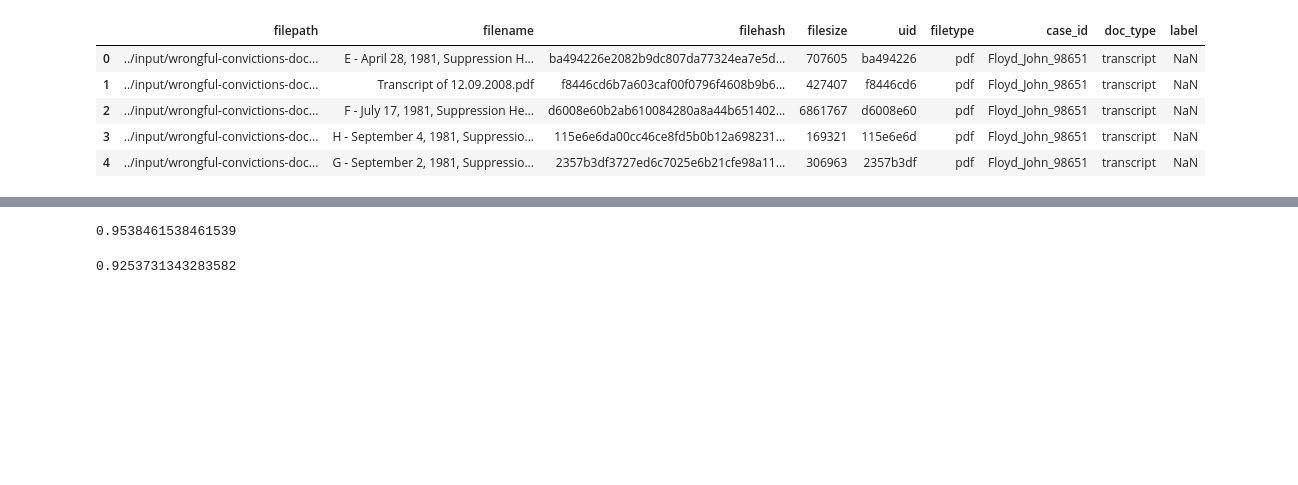
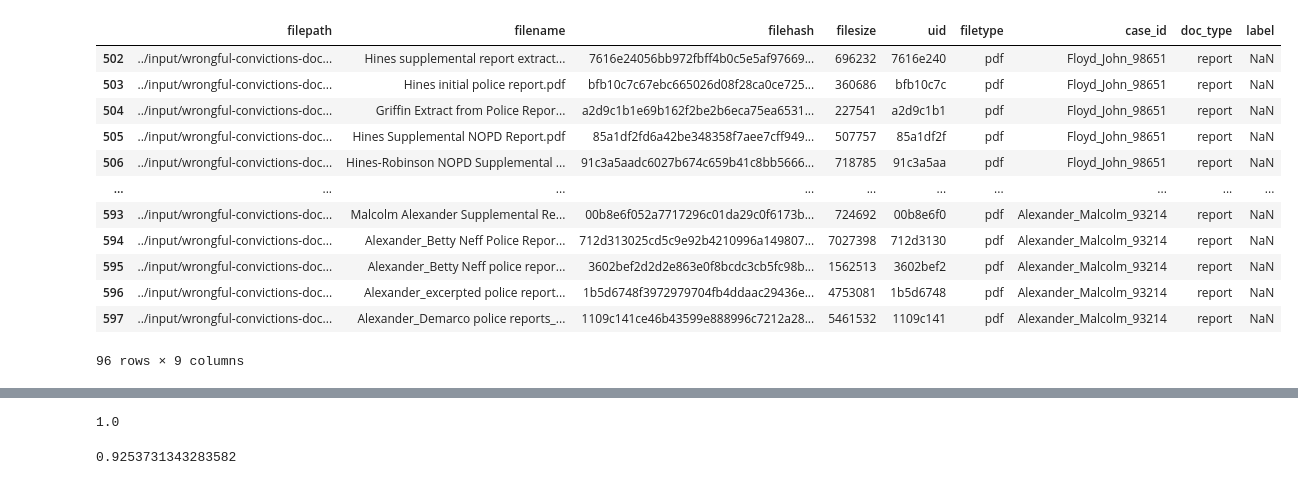
Before and after one commit to ipno-llead/US-IPNO-exonerations, a Jupyter notebook: notebooks/filter.ipynb, the cells around one changed output, grey strips where cells are left out. Cells and saved outputs as stored; diff of their text form; code cells hidden in the pictures; blank space fills up the shorter version.

```diff
--- a/notebooks/filter.ipynb
+++ b/notebooks/filter.ipynb
@@ -5,18 +5,29 @@ import seaborn as sns
 # %%
 def read_hueristic_df():
     df = pd.read_csv("data/hueristic-df.csv")
     return df
 
 hueristic_df = read_hueristic_df()
 
 hueristic_df.head()
+
+hueristic_df = hueristic_df[hueristic_df['doc_type'] == 'report']
+
+hueristic_df
 # %% [output]
 |  | filepath | filename | filehash | filesize | uid | filetype | case_id | doc_type | label |
-| 0 | ../input/wrongful-convictions-doc... | E - April 28, 1981, Suppression H... | ba494226e2082b9dc807da77324ea7e5d... | 707605 | ba494226 | pdf | Floyd_John_98651 | transcript | NaN |
-| 1 | ../input/wrongful-convictions-doc... | Transcript of 12.09.2008.pdf | f8446cd6b7a603caf00f0796f4608b9b6... | 427407 | f8446cd6 | pdf | Floyd_John_98651 | transcript | NaN |
-| 2 | ../input/wrongful-convictions-doc... | F - July 17, 1981, Suppression He... | d6008e60b2ab610084280a8a44b651402... | 6861767 | d6008e60 | pdf | Floyd_John_98651 | transcript | NaN |
-| 3 | ../input/wrongful-convictions-doc... | H - September 4, 1981, Suppressio... | 115e6e6da00cc46ce8fd5b0b12a698231... | 169321 | 115e6e6d | pdf | Floyd_John_98651 | transcript | NaN |
-| 4 | ../input/wrongful-convictions-doc... | G - September 2, 1981, Suppressio... | 2357b3df3727ed6c7025e6b21cfe98a11... | 306963 | 2357b3df | pdf | Floyd_John_98651 | transcript | NaN |
+| 502 | ../input/wrongful-convictions-doc... | Hines supplemental report extract... | 7616e24056bb972fbff4b0c5e5af97669... | 696232 | 7616e240 | pdf | Floyd_John_98651 | report | NaN |
+| 503 | ../input/wrongful-convictions-doc... | Hines initial police report.pdf | bfb10c7c67ebc665026d08f28ca0ce725... | 360686 | bfb10c7c | pdf | Floyd_John_98651 | report | NaN |
+| 504 | ../input/wrongful-convictions-doc... | Griffin Extract from Police Repor... | a2d9c1b1e69b162f2be2b6eca75ea6531... | 227541 | a2d9c1b1 | pdf | Floyd_John_98651 | report | NaN |
+| 505 | ../input/wrongful-convictions-doc... | Hines Supplemental NOPD Report.pdf | 85a1df2fd6a42be348358f7aee7cff949... | 507757 | 85a1df2f | pdf | Floyd_John_98651 | report | NaN |
+| 506 | ../input/wrongful-convictions-doc... | Hines-Robinson NOPD Supplemental ... | 91c3a5aadc6027b674c659b41c8bb5666... | 718785 | 91c3a5aa | pdf | Floyd_John_98651 | report | NaN |
+| ... | ... | ... | ... | ... | ... | ... | ... | ... | ... |
+| 593 | ../input/wrongful-convictions-doc... | Malcolm Alexander Supplemental Re... | 00b8e6f052a7717296c01da29c0f6173b... | 724692 | 00b8e6f0 | pdf | Alexander_Malcolm_93214 | report | NaN |
+| 594 | ../input/wrongful-convictions-doc... | Alexander_Betty Neff Police Repor... | 712d313025cd5c9e92b4210996a149807... | 7027398 | 712d3130 | pdf | Alexander_Malcolm_93214 | report | NaN |
+| 595 | ../input/wrongful-convictions-doc... | Alexander_Betty Neff police repor... | 3602bef2d2d2e863e0f8bcdc3cb5fc98b... | 1562513 | 3602bef2 | pdf | Alexander_Malcolm_93214 | report | NaN |
+| 596 | ../input/wrongful-convictions-doc... | Alexander_excerpted police report... | 1b5d6748f3972979704fb4ddaac29436e... | 4753081 | 1b5d6748 | pdf | Alexander_Malcolm_93214 | report | NaN |
+| 597 | ../input/wrongful-convictions-doc... | Alexander_Demarco police reports_... | 1109c141ce46b43599e888996c7212a28... | 5461532 | 1109c141 | pdf | Alexander_Malcolm_93214 | report | NaN |
+96 rows × 9 columns
 # %%
 def read_classifier_df():
     df = pd.read_csv("data/index_reports.csv")
@@ -51,7 +62,7 @@ FP_transcripts_testimonies = classifier_df[(classifier_df['uid'].isin(hueristic_
 precision = TP / (TP + FP_transcripts_testimonies)
 precision
 # %% [output]
-0.9538461538461539
+1.0
 # %%
 # recall
 
```
Also changed, not shown: parts of 1 cell of this notebook, 2 other files.
